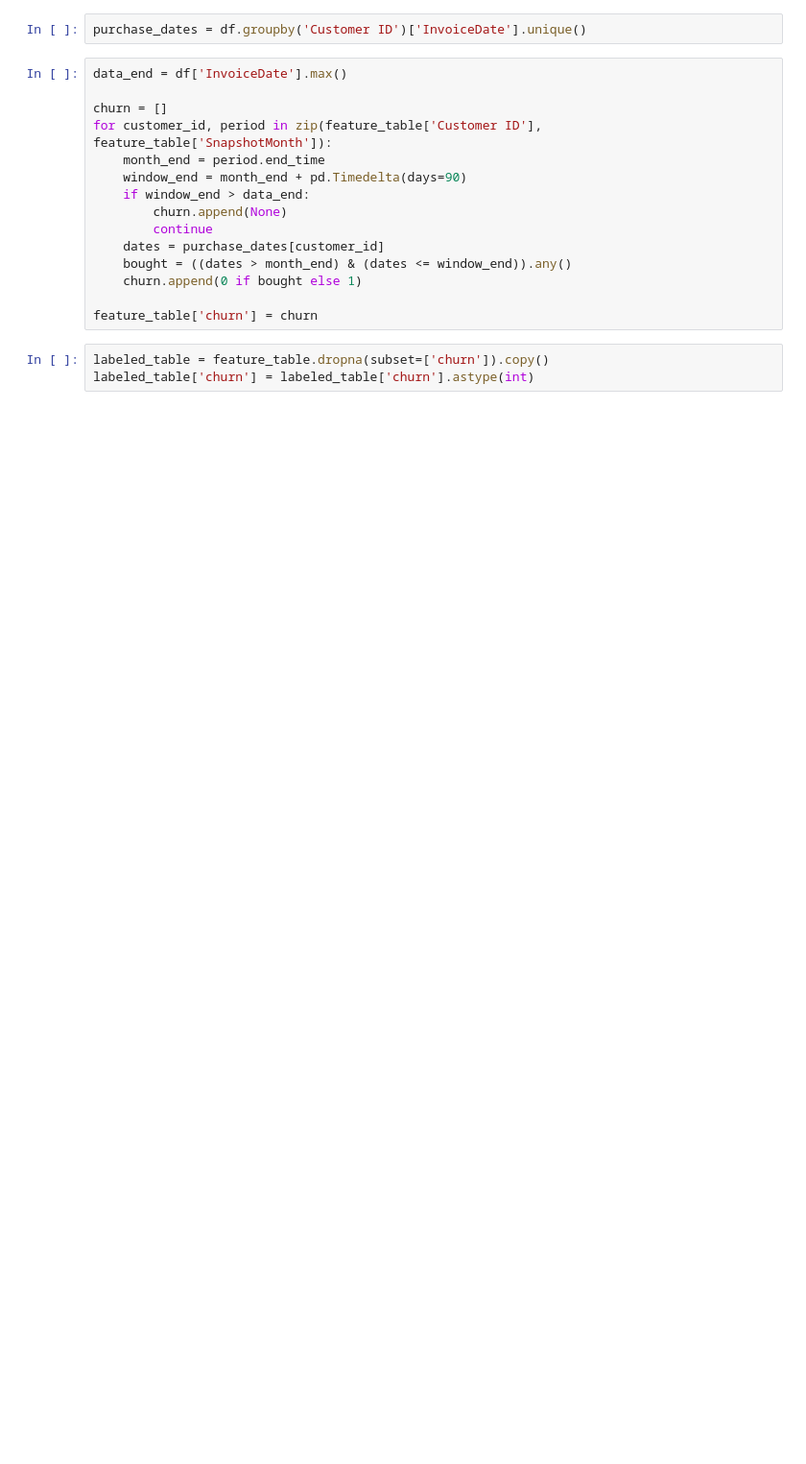
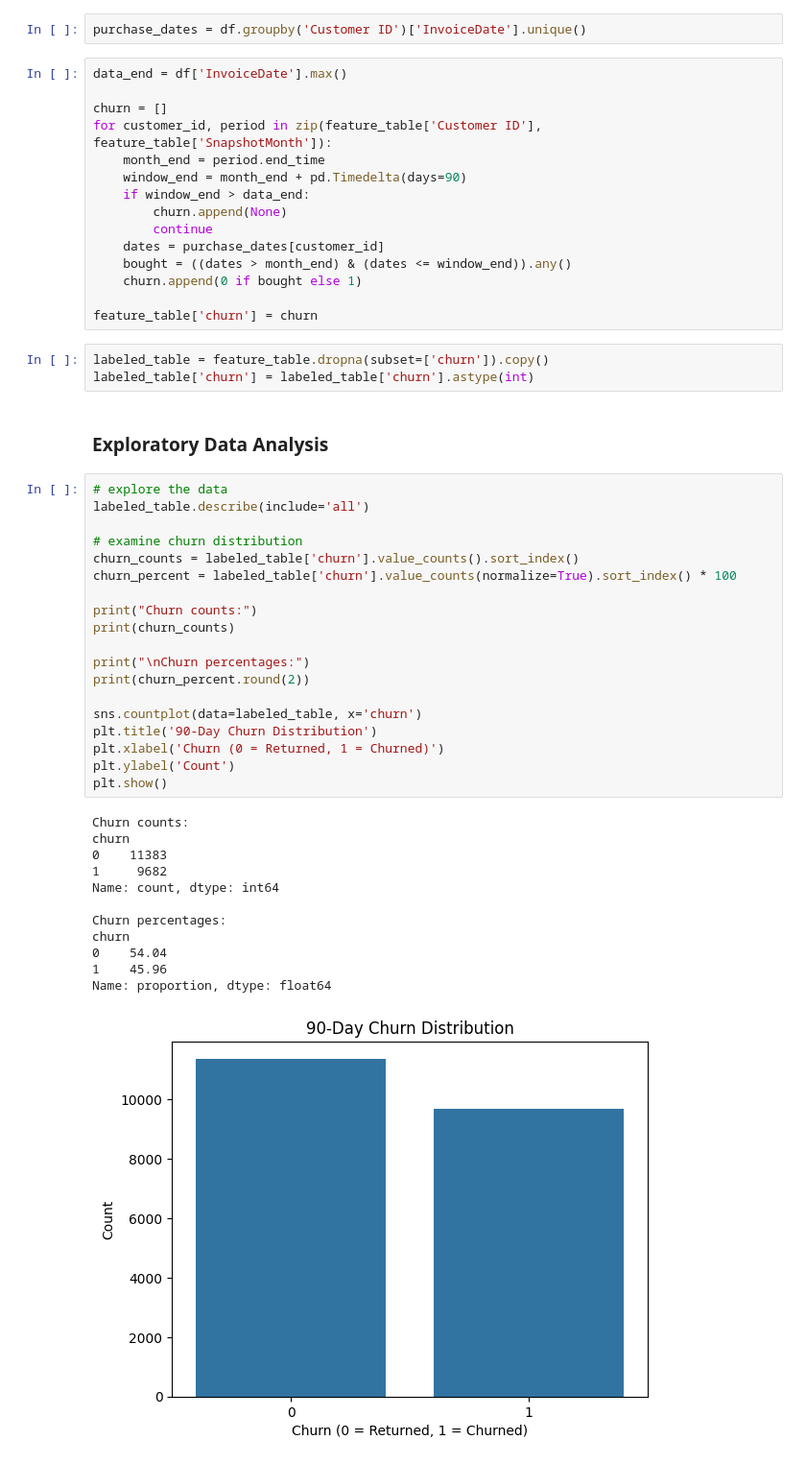
Before and after one commit to Break-Through-Tech/Amazon-1A-discovering-customer-lifecycle-states-and-behavioral-drift-for-early-churn-detection, a Jupyter notebook: notebooks/EDA.ipynb, the cells around one changed output. Shown at 96% size. Saved outputs shown, nothing was run; the diff lists cells and outputs as text; blank space fills up the shorter version.

```diff
--- a/notebooks/EDA.ipynb
+++ b/notebooks/EDA.ipynb
@@ -148,3 +211,37 @@ feature_table['churn'] = churn
 # %%
 labeled_table = feature_table.dropna(subset=['churn']).copy()
 labeled_table['churn'] = labeled_table['churn'].astype(int)
+# %% [markdown]
+### Exploratory Data Analysis
+# %%
+# explore the data
+labeled_table.describe(include='all')
+
+# examine churn distribution
+churn_counts = labeled_table['churn'].value_counts().sort_index()
+churn_percent = labeled_table['churn'].value_counts(normalize=True).sort_index() * 100
+
+print("Churn counts:")
+print(churn_counts)
+
+print("\nChurn percentages:")
+print(churn_percent.round(2))
+
+sns.countplot(data=labeled_table, x='churn')
+plt.title('90-Day Churn Distribution')
+plt.xlabel('Churn (0 = Returned, 1 = Churned)')
+plt.ylabel('Count')
+plt.show()
+# %% [output]
+Churn counts:
+churn
+0    11383
+1     9682
+Name: count, dtype: int64
+
+Churn percentages:
+churn
+0    54.04
+1    45.96
+Name: proportion, dtype: float64
+[figure, added]
```
Also changed, not shown: parts of 23 cells of this notebook.
